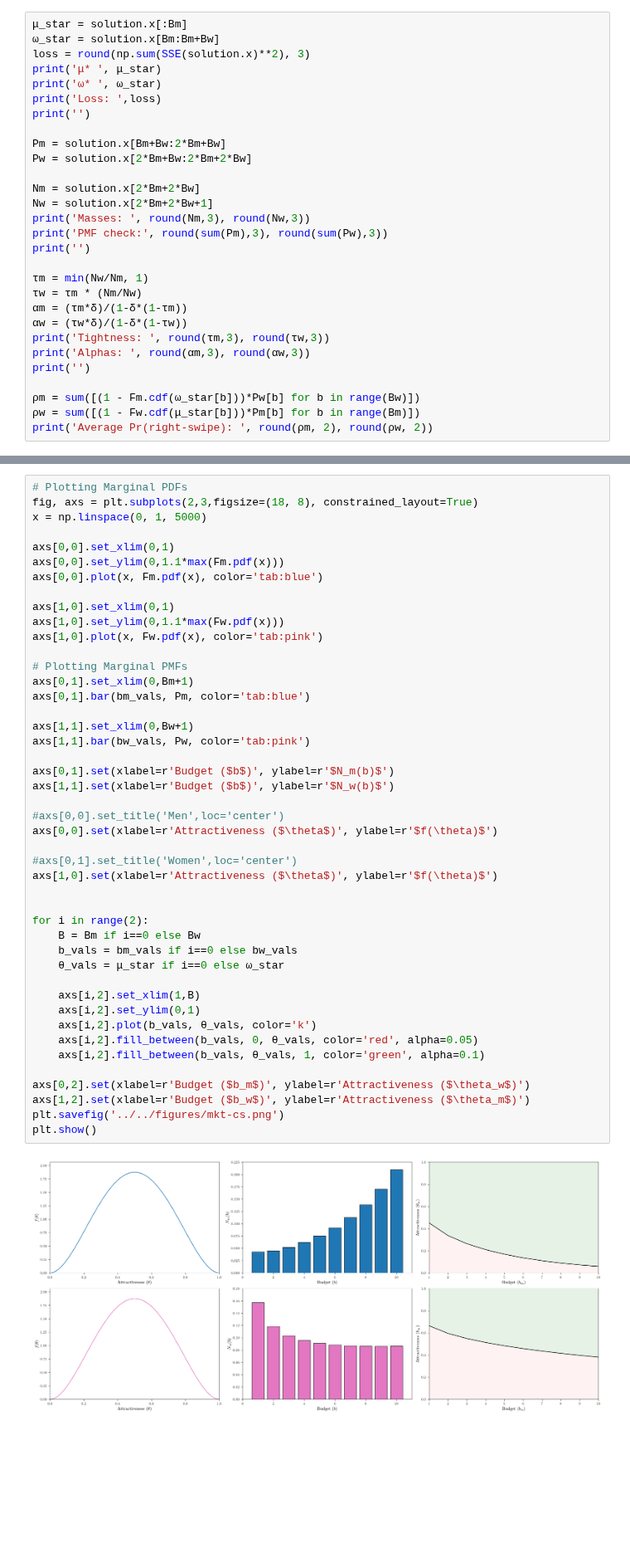
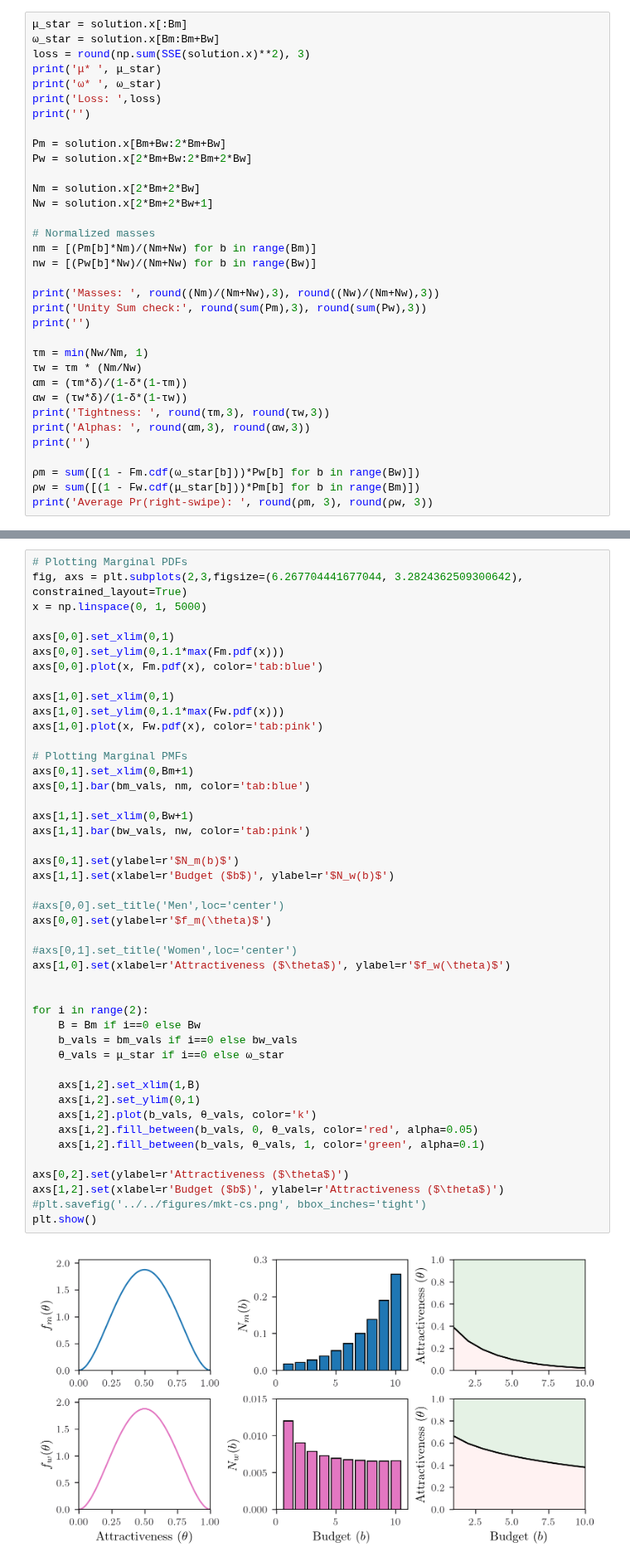
Before and after one commit to patohdzs/project-swipe, a Jupyter notebook: code/final-model/experiment.ipynb, the cells around one changed output, grey strips where cells are left out. Shown at 83% size. Drawn from its saved outputs; the diff is of its cells as text; blank space fills up the shorter version.

```diff
--- a/code/final-model/experiment.ipynb
+++ b/code/final-model/experiment.ipynb
@@ -135,8 +135,13 @@ Pw = solution.x[2*Bm+Bw:2*Bm+2*Bw]
 
 Nm = solution.x[2*Bm+2*Bw]
 Nw = solution.x[2*Bm+2*Bw+1]
-print('Masses: ', round(Nm,3), round(Nw,3))
-print('PMF check:', round(sum(Pm),3), round(sum(Pw),3))
+
+# Normalized masses
+nm = [(Pm[b]*Nm)/(Nm+Nw) for b in range(Bm)]
+nw = [(Pw[b]*Nw)/(Nm+Nw) for b in range(Bw)]
+
+print('Masses: ', round((Nm)/(Nm+Nw),3), round((Nw)/(Nm+Nw),3))
+print('Unity Sum check:', round(sum(Pm),3), round(sum(Pw),3))
 print('')
 
 τm = min(Nw/Nm, 1)
@@ -149,5 +154,5 @@ print('')
 
 ρm = sum([(1 - Fm.cdf(ω_star[b]))*Pw[b] for b in range(Bw)])
 ρw = sum([(1 - Fw.cdf(μ_star[b]))*Pm[b] for b in range(Bm)])
-print('Average Pr(right-swipe): ', round(ρm, 2), round(ρw, 2))
+print('Average Pr(right-swipe): ', round(ρm, 3), round(ρw, 3))
 # %% [output]
@@ -167,6 +172,6 @@ Average Pr(right-swipe):  0.49 0.95
 # %%
 # Plotting Marginal PDFs
-fig, axs = plt.subplots(2,3,figsize=(18, 8), constrained_layout=True)
+fig, axs = plt.subplots(2,3,figsize=(6.267704441677044, 3.2824362509300642), constrained_layout=True)
 x = np.linspace(0, 1, 5000)
 
 axs[0,0].set_xlim(0,1)
@@ -175,39 +180,39 @@ axs[0,0].plot(x, Fm.pdf(x), color='tab:blue')
 
 axs[1,0].set_xlim(0,1)
 axs[1,0].set_ylim(0,1.1*max(Fw.pdf(x)))
 axs[1,0].plot(x, Fw.pdf(x), color='tab:pink')
 
 # Plotting Marginal PMFs
 axs[0,1].set_xlim(0,Bm+1)
-axs[0,1].bar(bm_vals, Pm, color='tab:blue')
+axs[0,1].bar(bm_vals, nm, color='tab:blue')
 
 axs[1,1].set_xlim(0,Bw+1)
-axs[1,1].bar(bw_vals, Pw, color='tab:pink')
+axs[1,1].bar(bw_vals, nw, color='tab:pink')
 
-axs[0,1].set(xlabel=r'Budget ($b$)', ylabel=r'$N_m(b)$')
+axs[0,1].set(ylabel=r'$N_m(b)$')
 axs[1,1].set(xlabel=r'Budget ($b$)', ylabel=r'$N_w(b)$')
 
 #axs[0,0].set_title('Men',loc='center')
-axs[0,0].set(xlabel=r'Attractiveness ($\theta$)', ylabel=r'$f(\theta)$')
+axs[0,0].set(ylabel=r'$f_m(\theta)$')
 
 #axs[0,1].set_title('Women',loc='center')
-axs[1,0].set(xlabel=r'Attractiveness ($\theta$)', ylabel=r'$f(\theta)$')
+axs[1,0].set(xlabel=r'Attractiveness ($\theta$)', ylabel=r'$f_w(\theta)$')
 
 
 for i in range(2):
     B = Bm if i==0 else Bw
     b_vals = bm_vals if i==0 else bw_vals
     θ_vals = μ_star if i==0 else ω_star
 
     axs[i,2].set_xlim(1,B)
     axs[i,2].set_ylim(0,1)
     axs[i,2].plot(b_vals, θ_vals, color='k')
     axs[i,2].fill_between(b_vals, 0, θ_vals, color='red', alpha=0.05)
     axs[i,2].fill_between(b_vals, θ_vals, 1, color='green', alpha=0.1)
 
-axs[0,2].set(xlabel=r'Budget ($b_m$)', ylabel=r'Attractiveness ($\theta_w$)')
-axs[1,2].set(xlabel=r'Budget ($b_w$)', ylabel=r'Attractiveness ($\theta_m$)')
-plt.savefig('../../figures/mkt-cs.png')
+axs[0,2].set(ylabel=r'Attractiveness ($\theta$)')
+axs[1,2].set(xlabel=r'Budget ($b$)', ylabel=r'Attractiveness ($\theta$)')
+#plt.savefig('../../figures/mkt-cs.png', bbox_inches='tight')
 plt.show()
 # %% [output]
-[figure, old version]
+[figure, new version]
```
Also changed, not shown: parts of 3 cells of this notebook, 18 other files.
